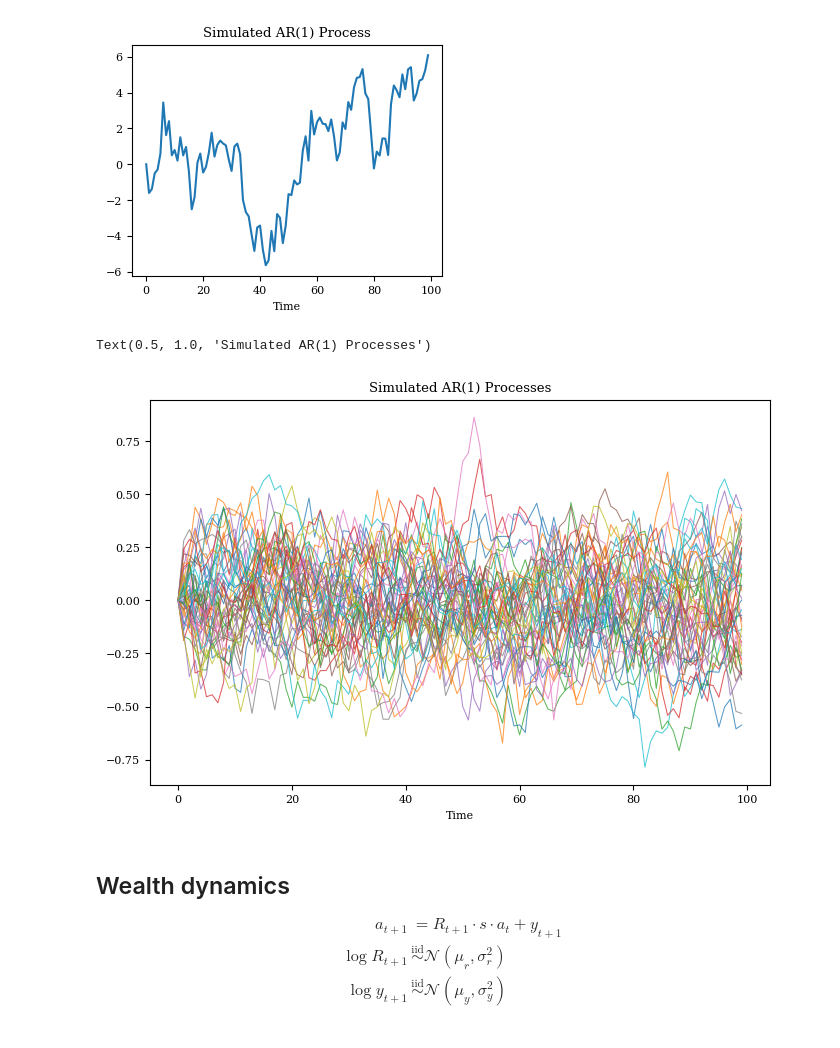
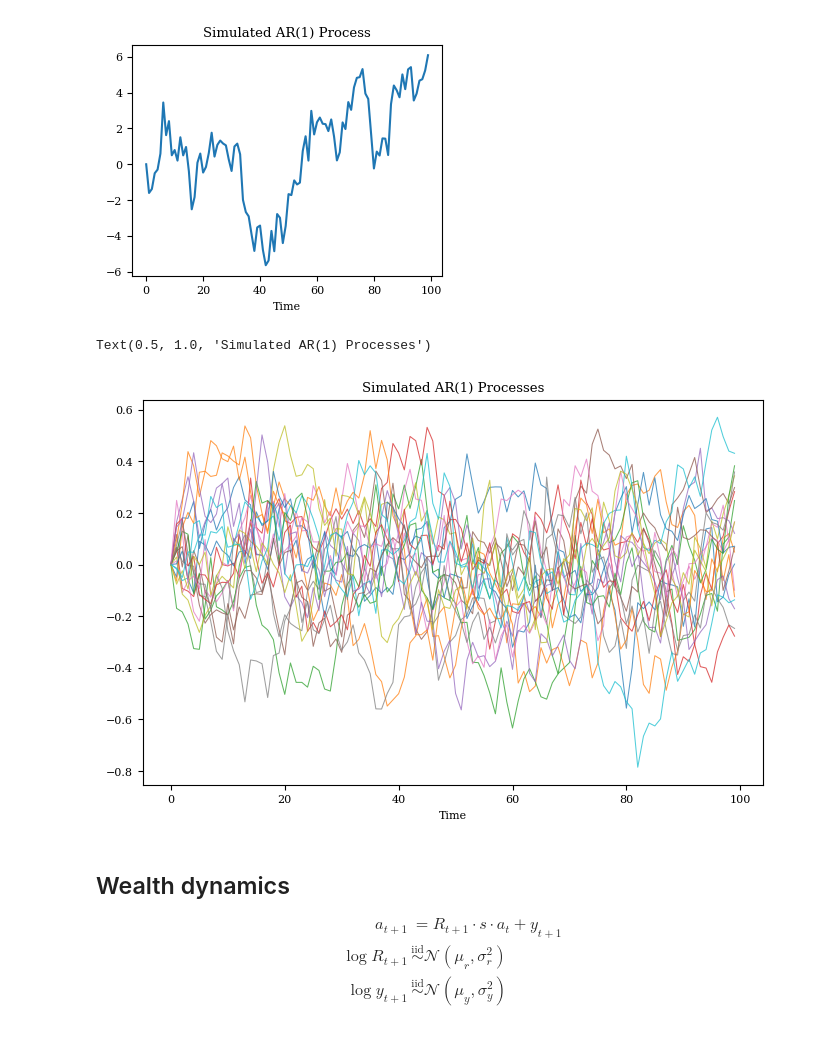
Before and after one commit to richardfoltyn/FIE463-V25, a Jupyter notebook: lectures/lecture07/lecture07.ipynb, the cells around one changed output. Cells and saved outputs as stored; diff of their text form; code cells hidden in the pictures.

```diff
--- a/lectures/lecture07/lecture07.ipynb
+++ b/lectures/lecture07/lecture07.ipynb
@@ -80,20 +80,20 @@ Text(0.5, 1.0, 'Simulated AR(1) Process')
 [figure]
 # %%
 # Simulate 50 different sequences
-N = 50
+N = 20
 
 data = np.zeros((N, T))
 
 for i in range(N):
     data[i, :] = simulate_ar1(x0, rho, sigma, T, rng)
 
 fig, ax = plt.subplots(1, 1, figsize=(8, 5))
 ax.plot(data.T, alpha=0.75, lw=0.75)
 ax.set_xlabel('Time')
 ax.set_title('Simulated AR(1) Processes')
 # %% [output]
 Text(0.5, 1.0, 'Simulated AR(1) Processes')
-[figure, old version]
+[figure, new version]
 # %% [markdown]
 ## Wealth dynamics
 
```
Also changed, not shown: parts of 9 cells of this notebook.
